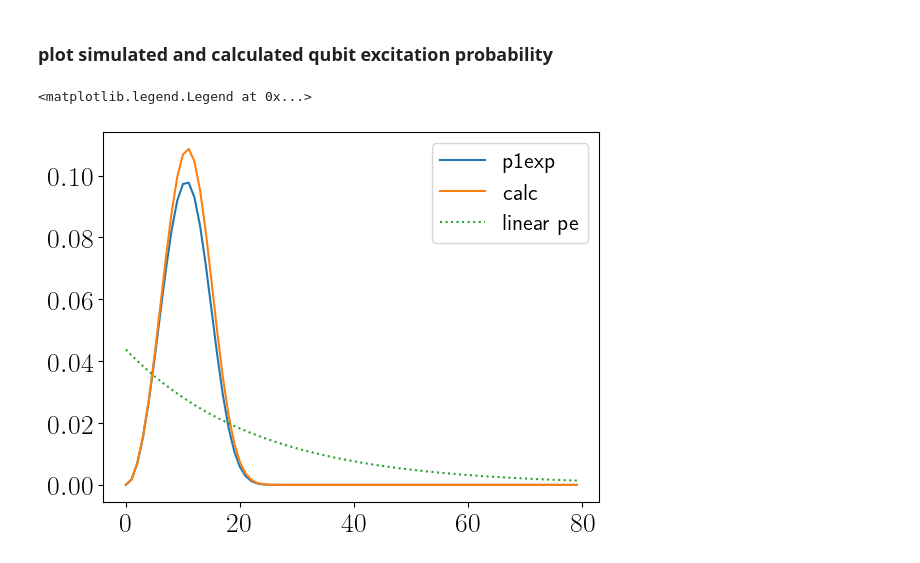
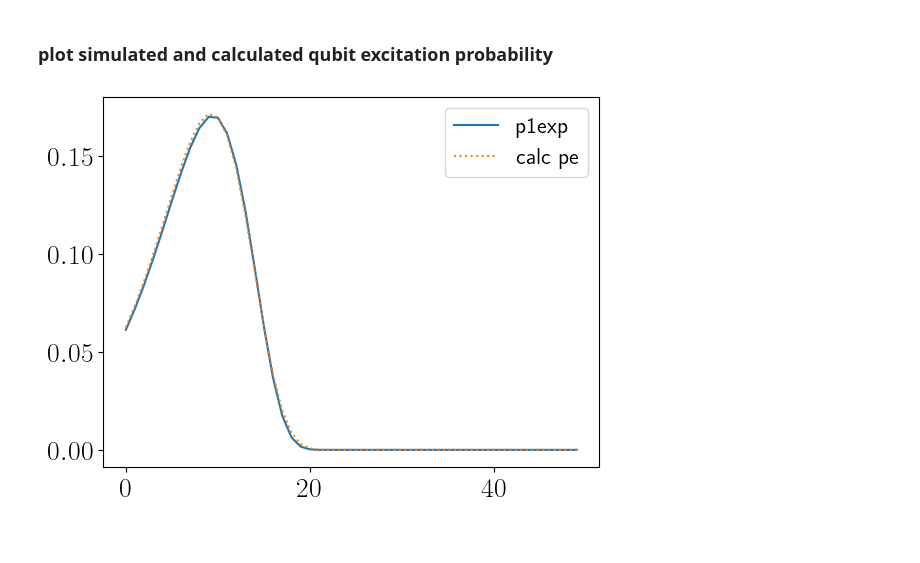
Before and after one commit to ingstra/qubitdyne, a Jupyter notebook: 221014 Qubit-dyne faster_mod2.ipynb, the cells around one changed output. Saved outputs shown, nothing was run; the diff lists cells and outputs as text; code cells hidden in the pictures.

```diff
--- a/221014 Qubit-dyne faster_mod2.ipynb
+++ b/221014 Qubit-dyne faster_mod2.ipynb
@@ -44,9 +48,5 @@ n_init = expect(N_cav, psi0)
 # %%
-def dispop(alpha):
-    op = alpha * a.dag() - np.conj(alpha) * a
-    return op.expm()
-
-def interact(g):
+def U_interact(g):
     op = (-1j) * g * (a.dag() * sm + a * sm.dag())
     return op.expm()
 
@@ -164,0 +152,26 @@ plt.show()
+# %%
+H_int = [(-1j) * g*np.sqrt(dt)*angle * (a.dag() * sm + a * sm.dag()) for angle in g_timedep_list]
+
+c_op=[[a,g*g_timedep_list]] # decay rate gamma
+opts = Options(nsteps=10000)
+
+sol = mesolve(0*a, psi0, nsteps*dt, c_ops=c_op, e_ops=[N_cav], options=opts)
+
+plt.plot(n_cav, label = 'sim')
+plt.plot(nsteps, sol.expect[0], '--',label='ME solution')
+#plt.plot(test, ':', label='test')
+#plt.plot(alpharef**2 * np.exp(-(tlist*g)**2/5), label='meh')
+#plt.plot(1/(gamma*dt)*pe,':')
+#plt.plot(n_init*np.exp(-gamma*dt*nsteps), ':',label='linear analytic')
+
+def calc_decay(step):
+    g_timedep_list = np.array([g_timedep(i) for i in range(step+1)])
+    exponent = np.trapz(g_timedep_list**2,dx=dt)
+    return n_init*np.exp(-gamma*exponent)
+
+calculated_decay = np.array([calc_decay(step) for step in range(Nmeas)])
+#test /=  np.max(test)#np.trapz(test**2,dx=dt)
+#test = alpharef**2*test
+plt.plot(calculated_decay,':' ,label='calc')
+
+plt.legend();
@@ -166,16 +181,13 @@ plt.show()
 ### plot simulated and calculated qubit excitation probability
 # %%
 plt.plot(p1exp, label='p1exp')
-calc = (gint*angmult)**2*dt*np.array(n_cav)
+#calc = (g*g_timedep_list)**2*dt*np.array(n_cav)
 
-plt.plot(calc, label='calc')
+#plt.plot(calc, label='calc')
 
-pe = gint**2*dt*n_init*np.exp(-gamma*dt*nsteps)
+pe = g**2*dt*n_init*np.exp(-gamma*dt*nsteps)
 
-plt.plot(pe,':', label='linear pe')
-plt.legend()
-
-#plt.plot(0.012*np.cos(angmult*1.32+np.pi/2)**2)
+plt.plot((g*g_timedep_list)**2*dt*calculated_decay,':', label='calc pe')
+plt.legend();
 # %% [output]
-<matplotlib.legend.Legend at 0x...>
-[figure, old version]
+[figure, new version]
```
Also changed, not shown: parts of 18 cells of this notebook.
